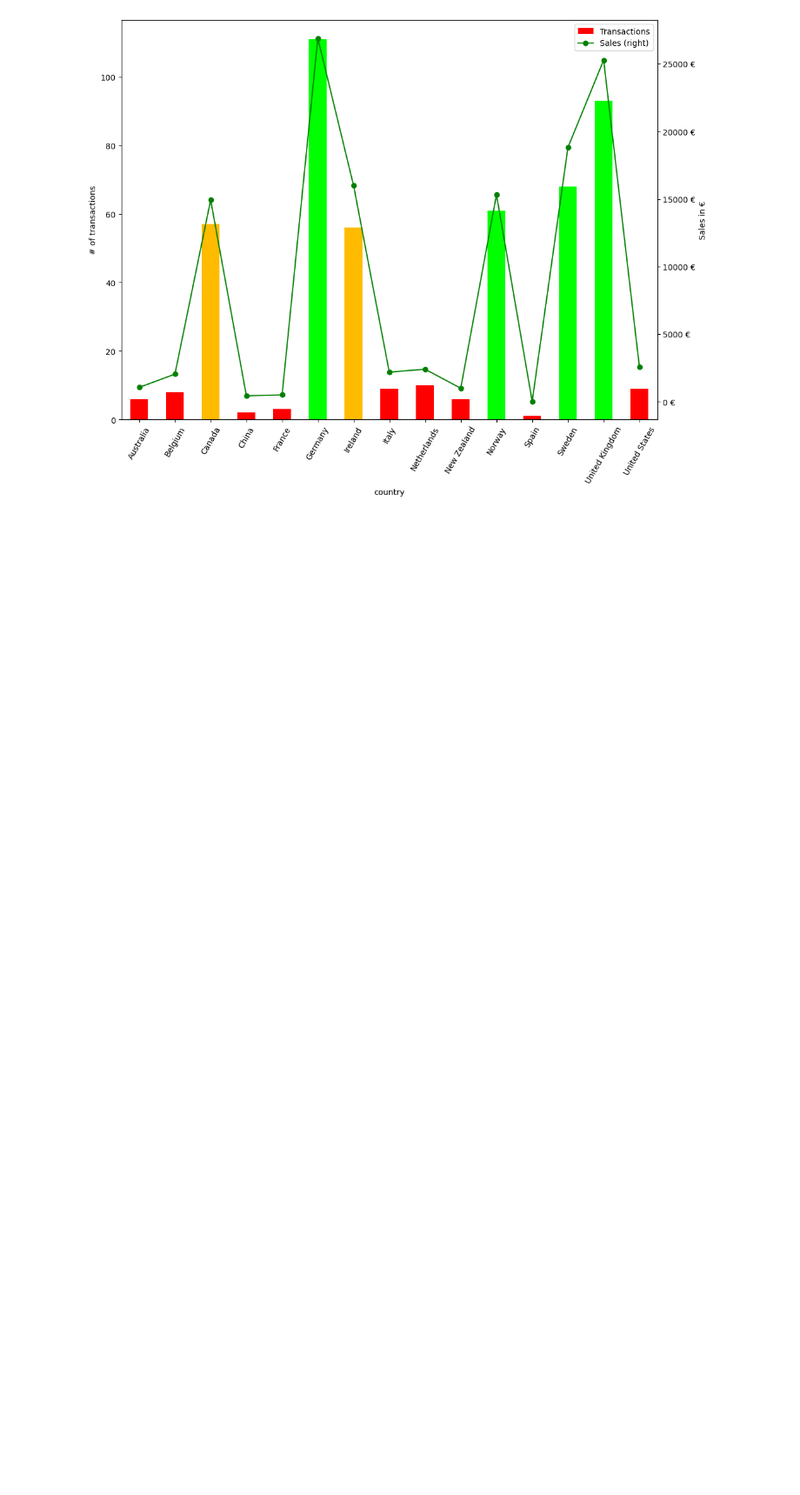
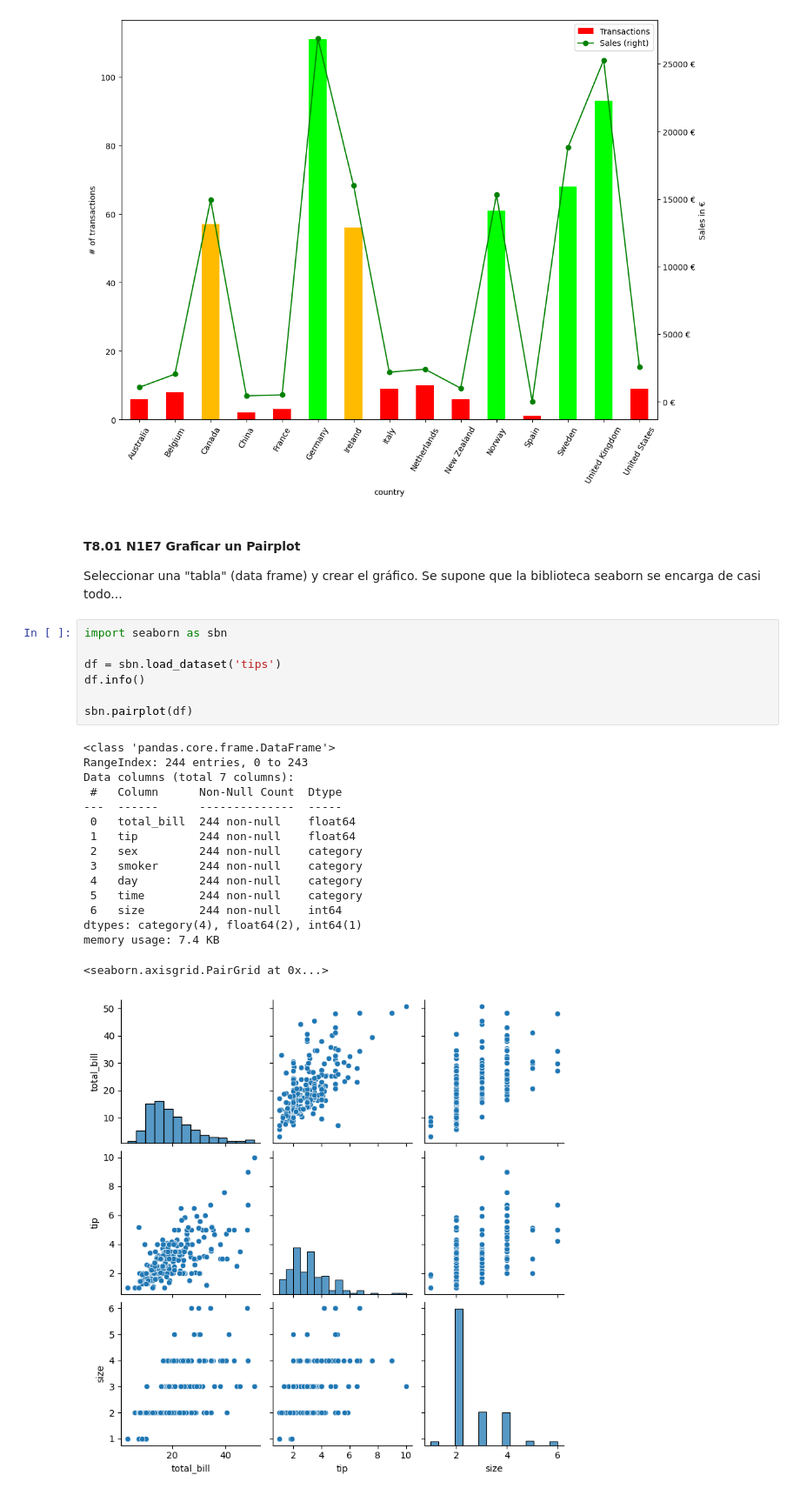
Before and after one commit to mlopezgva/it-academy-mlg, a Jupyter notebook: SPRINT8/Sprint_8.01.ipynb, the cells around one changed output. Shown at 87% size. Cells and saved outputs as stored; diff of their text form; blank space fills up the shorter version.

Commit message:
[WIP] SPRINT 8 --- Añadido ejercicio N1 E7 que faltaba, el Seaborn Pairplot.

```diff
--- a/SPRINT8/Sprint_8.01.ipynb
+++ b/SPRINT8/Sprint_8.01.ipynb
@@ -515,3 +515,30 @@ graph2 = tr_agg['amount']['sum'].plot(
 graph2.yaxis.set_major_formatter(ticker.FormatStrFormatter('%d €'))
 # %% [output]
 [figure]
+# %% [markdown]
+#### T8.01 N1E7 Graficar un Pairplot
+Seleccionar una "tabla" (data frame) y crear el gráfico. Se supone que la biblioteca seaborn se encarga de casi todo...
+# %%
+import seaborn as sbn
+
+df = sbn.load_dataset('tips')
+df.info()
+
+sbn.pairplot(df)
+# %% [output]
+<class 'pandas.core.frame.DataFrame'>
+RangeIndex: 244 entries, 0 to 243
+Data columns (total 7 columns):
+ #   Column      Non-Null Count  Dtype
+---  ------      --------------  -----
+ 0   total_bill  244 non-null    float64
+ 1   tip         244 non-null    float64
+ 2   sex         244 non-null    category
+ 3   smoker      244 non-null    category
+ 4   day         244 non-null    category
+ 5   time        244 non-null    category
+ 6   size        244 non-null    int64
+dtypes: category(4), float64(2), int64(1)
+memory usage: 7.4 KB
+<seaborn.axisgrid.PairGrid at 0x...>
+[figure, added]
```
Also changed, not shown: parts of 4 cells of this notebook.
